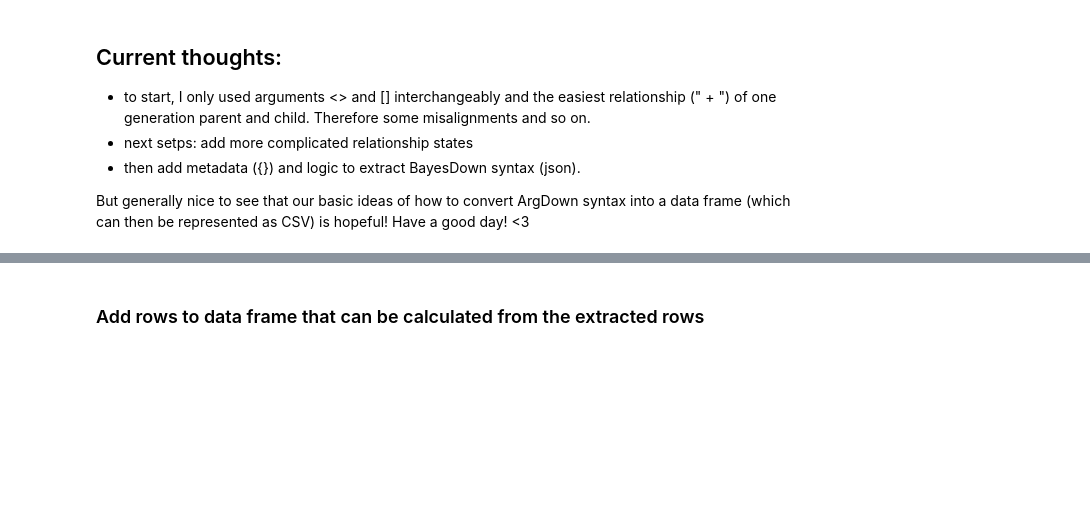
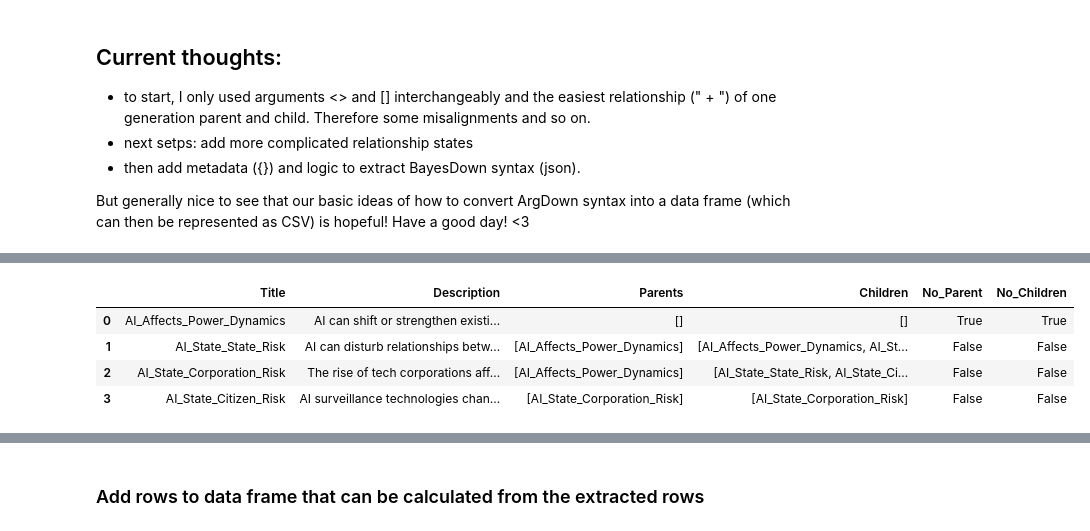
Before and after one commit to SingularitySmith/AMTAIR_Prototype, a Jupyter notebook: version_history/AMTAIR_Prototype_0_1.2.ipynb, the cells around one changed output, grey strips where cells are left out. Saved outputs shown, nothing was run; the diff lists cells and outputs as text; code cells hidden in the pictures; blank space fills up the shorter version.

```diff
--- a/version_history/AMTAIR_Prototype_0_1.2.ipynb
+++ b/version_history/AMTAIR_Prototype_0_1.2.ipynb
@@ -519,15 +379,11 @@ def parse_markdown_hierarchy(markdown_text):
         # Find titles in the current line
         titles = re.findall(title_pattern, line)
 
-        # Determine the indentation level (number of spaces before '+')
-        indent_match = re.match(r'^(\s*)\+ ', stripped_line)
-        indent_level = len(indent_match.group(1)) if indent_match else 0
+        # Determine the precise indentation of '+'
+        plus_indent_match = re.match(r'^(\s*)\+(\s*)[<\[]', line)
+        plus_indent = len(plus_indent_match.group(1)) + 1 + len(plus_indent_match.group(2)) if plus_indent_match else -1
 
-        # Adjust hierarchy based on indentation
-        while len(hierarchy) > indent_level:
-            hierarchy.pop()
-
-        # Process main titles (direct headers)
+        # Check if this is a main header (without '+')
         if (titles and
             re.match(r'^[<\[].*?[>\]]:', stripped_line) and
             not stripped_line.startswith('+ <') and
@@ -541,70 +397,78 @@ def parse_markdown_hierarchy(markdown_text):
                 new_row = {
                     'Title': title,
                     'Description': description,
-                    'Parents': hierarchy.copy(),
+                    'Parents': [],
                     'Children': [],
-                    'No_Parent': len(hierarchy) == 0,
+                    'No_Parent': True,
                     'No_Children': True
                 }
 
                 # Add the row to the DataFrame
                 df.loc[len(df)] = new_row
 
-                # Update last title and hierarchy
+                # Reset hierarchy
+                hierarchy = [(0, title)]
                 last_title = title
-                if indent_level + 1 == len(hierarchy):
-                    hierarchy.append(title)
-                elif indent_level == len(hierarchy):
-                    hierarchy[-1] = title
 
-        # Process parent/child lines (starting with "+ " or "  + ")
-        elif titles and (stripped_line.startswith('+ <') or
-                         stripped_line.startswith('+ [') or
-                         stripped_line.startswith('  + ')):
+        # Process parent/child lines (starting with "+ ")
+        elif titles and ('+' in stripped_line):
             for title in titles:
                 # Extract description (text after ":")
-                description_match = re.search(fr'\+ [<\[]{re.escape(title)}[>\]]: (.*)', line)
+                description_match = re.search(fr'\+ *[<\[]{re.escape(title)}[>\]]: (.*)', line)
                 description = description_match.group(1) if description_match else ''
+
+                # Determine parents based on indent
+                current_parents = []
+                for prev_indent, prev_title in reversed(hierarchy):
+                    if prev_indent < plus_indent:
+                        current_parents.append(prev_title)
+                        break
 
                 # Create a new row in the DataFrame
                 new_row = {
                     'Title': title,
                     'Description': description,
-                    'Parents': hierarchy.copy(),
+                    'Parents': current_parents,
                     'Children': [last_title] if last_title else [],
-                    'No_Parent': len(hierarchy) == 0,
+                    'No_Parent': len(current_parents) == 0,
                     'No_Children': last_title is None
                 }
 
                 # Add the row to the DataFrame
                 df.loc[len(df)] = new_row
 
-                # Update hierarchy and last title
-                if indent_level + 1 == len(hierarchy):
-                    hierarchy.append(title)
-                elif indent_level == len(hierarchy):
-                    hierarchy[-1] = title
+                # Update last title's children if applicable
+                if last_title:
+                    last_title_indices = df[df['Title'] == last_title].index
+                    if last_title_indices.any():
+                        last_title_index = last_title_indices[-1]
 
-                # Update previous title's children if applicable
-                if last_title:
-                    # Find the index of the last title row
-                    last_title_index = df[df['Title'] == last_title].index[-1]
+                        # Update children of last title
+                        children = df.at[last_title_index, 'Children']
+                        if title not in children:
+                            children.append(title)
+                        df.at[last_title_index, 'Children'] = children
+                        df.at[last_title_index, 'No_Children'] = False
 
-                    # Update children
-                    children = df.at[last_title_index, 'Children']
-                    if title not in children:
-                        children.append(title)
-                    df.at[last_title_index, 'Children'] = children
-                    df.at[last_title_index, 'No_Children'] = False
+                # Update tracking variables
+                last_title = title
 
-                # Update last title
-                last_title = title
+                # Update hierarchy
+                while hierarchy and hierarchy[-1][0] >= plus_indent:
+                    hierarchy.pop()
+                hierarchy.append((plus_indent, title))
 
     return df
 
 
 # Example usage
-markdown_text = md_content
+#markdown_text = md_content
+markdown_text = '''[AI_Affects_Power_Dynamics]: AI can shift or strengthen existing power dynamics between different actors.
+  + [AI_State_State_Risk]: AI can disturb relationships between nation states, potentially leading to an "AI arms race."
+  + [AI_State_Corporation_Risk]: The rise of tech corporations affects their relationships with states, creating power imbalances.
+  +  [AI_State_Citizen_Risk]: AI surveillance technologies change the dynamics between states and citizens.
+   /* => [AI_Existential_Risk_Factor]*/'''
+
 
 # Parse the markdown
 result_df = parse_markdown_hierarchy(markdown_text)
@@ -615,0 +479,5 @@ IndexError: list assignment index out of range
+|  | Title | Description | Parents | Children | No_Parent | No_Children |
+| 0 | AI_Affects_Power_Dynamics | AI can shift or strengthen existi... | [] | [] | True | True |
+| 1 | AI_State_State_Risk | AI can disturb relationships betw... | [AI_Affects_Power_Dynamics] | [AI_Affects_Power_Dynamics, AI_St... | False | False |
+| 2 | AI_State_Corporation_Risk | The rise of tech corporations aff... | [AI_Affects_Power_Dynamics] | [AI_State_State_Risk, AI_State_Ci... | False | False |
+| 3 | AI_State_Citizen_Risk | AI surveillance technologies chan... | [AI_State_Corporation_Risk] | [AI_State_Corporation_Risk] | False | False |
```
Also changed, not shown: parts of 10 cells of this notebook.
